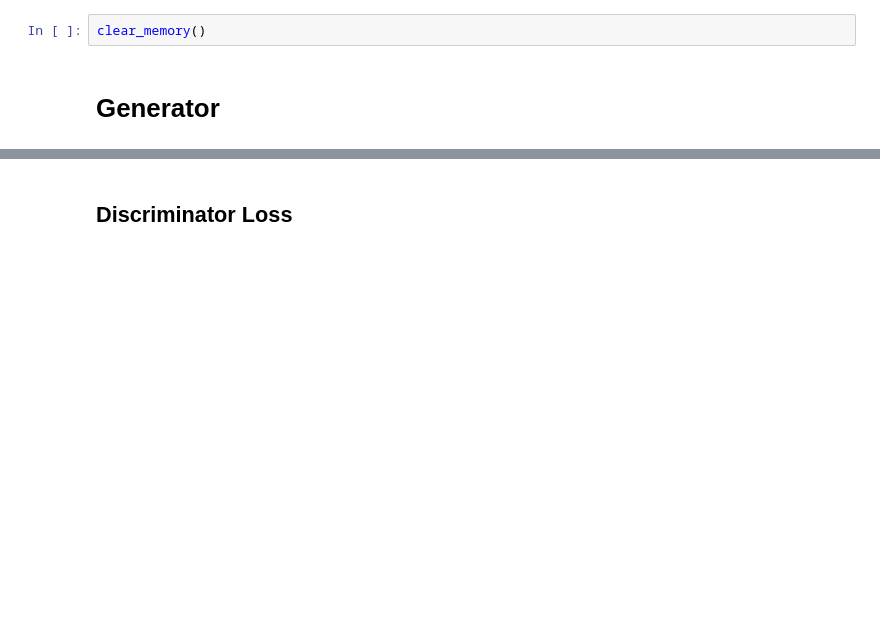
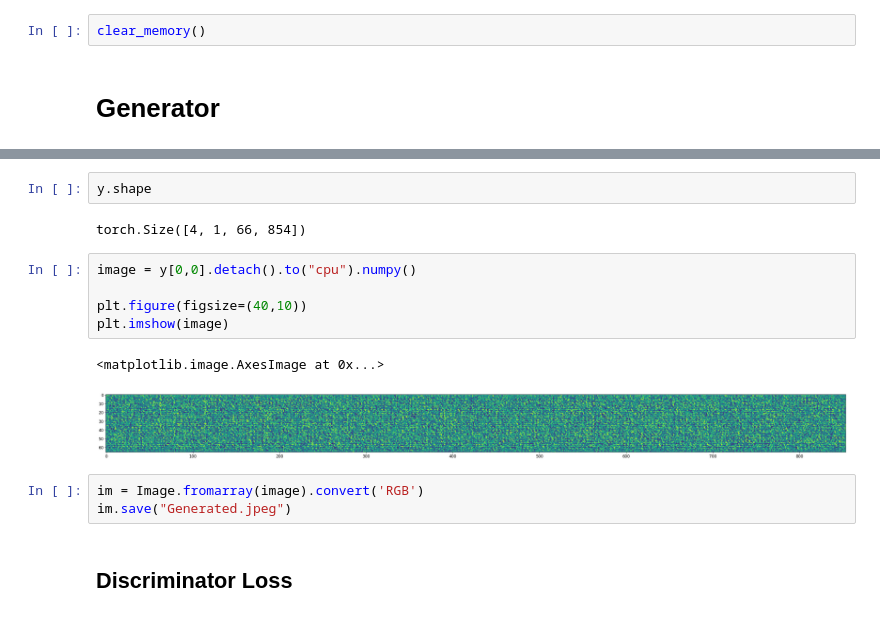
Before and after one commit to zeusgedofdata/ml_expore, a Jupyter notebook: SpectroGanWorking.ipynb, the cells around one changed output, grey strips where cells are left out. Cells and saved outputs as stored; diff of their text form; blank space fills up the shorter version.

```diff
--- a/SpectroGanWorking.ipynb
+++ b/SpectroGanWorking.ipynb
@@ -117,3 +161,18 @@ class Generator(nn.Module):
+# %%
+y.shape
+# %% [output]
+torch.Size([4, 1, 66, 854])
+# %%
+image = y[0,0].detach().to("cpu").numpy()
+
+plt.figure(figsize=(40,10))
+plt.imshow(image)
+# %% [output]
+<matplotlib.image.AxesImage at 0x...>
+[figure, added]
+# %%
+im = Image.fromarray(image).convert('RGB')
+im.save("Generated.jpeg")
 # %% [markdown]
 ## Discriminator Loss
 # %%
```
Also changed, not shown: parts of 12 cells of this notebook.
